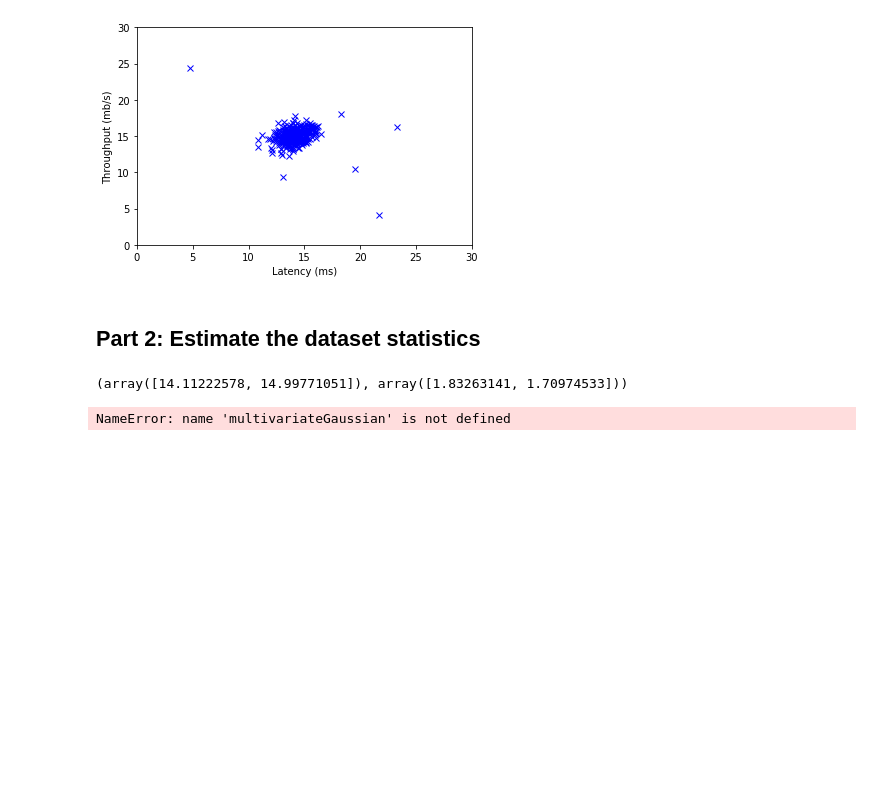
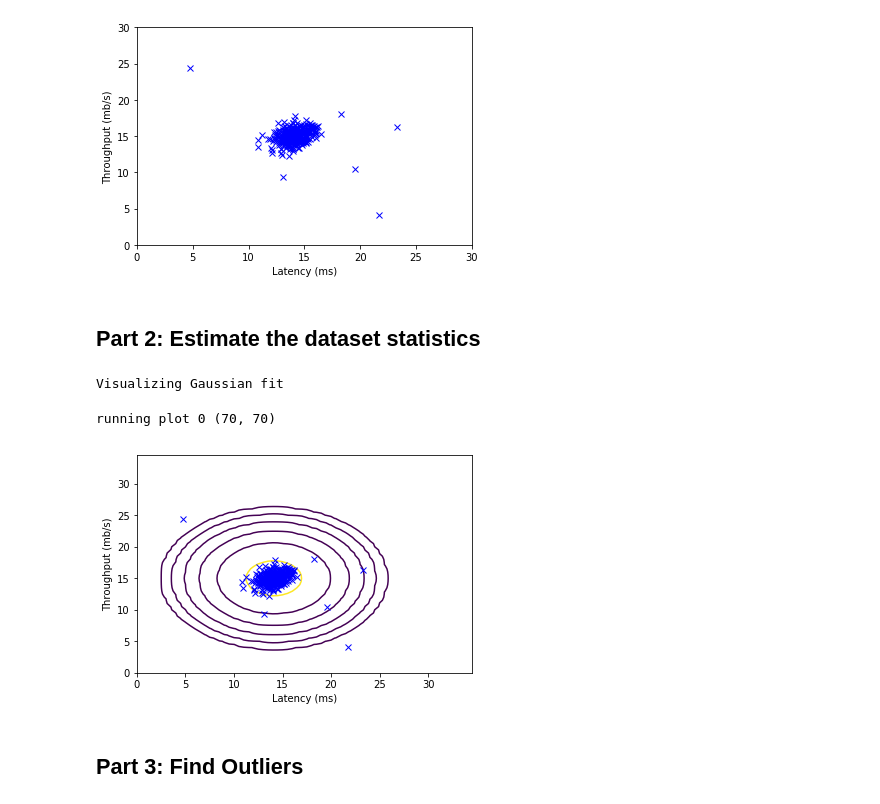
Before and after one commit to aldudalski/MachineLearningJupyter, a Jupyter notebook: 8 Anomaly Detection.ipynb, the cells around one changed output. Drawn from its saved outputs; the diff is of its cells as text; code cells hidden in the pictures; blank space fills up the shorter version.

```diff
--- a/8 Anomaly Detection.ipynb
+++ b/8 Anomaly Detection.ipynb
@@ -51,18 +43,60 @@ sigma2 = np.var(X,1).T
-# %%
-np.mean(X, axis=0), np.var(X, axis=0)
-# %% [output]
-(array([14.11222578, 14.99771051]), array([1.83263141, 1.70974533]))
+# %%
+def multivariateGaussian(X, mu, Sigma2):
+#MULTIVARIATEGAUSSIAN Computes the probability density function of the
+#multivariate gaussian distribution.
+#    p = MULTIVARIATEGAUSSIAN(X, mu, Sigma2) Computes the probability
+#    density function of the examples X under the multivariate gaussian
+#    distribution with parameters mu and Sigma2. If Sigma2 is a matrix, it is
+#    treated as the covariance matrix. If Sigma2 is a vector, it is treated
+#    as the \sigma^2 values of the variances in each dimension (a diagonal
+#    covariance matrix)
+    import math
+    k = len(mu)
+
+    if (Sigma2.ndim == 1):
+        Sigma2 = np.diag(Sigma2)
+
+    XminMu = X - mu#bsxfun(@minus, X, mu(:)');
+    p = (2 * math.pi) ** (- k / 2) * np.linalg.det(Sigma2) ** (-0.5) * np.exp(-0.5 * np.sum(XminMu @ np.linalg.pinv(Sigma2) * XminMu,axis=1) )
+    return p
+# %%
+def visualizeFit(X, mu, sigma2):
+    #VISUALIZEFIT Visualize the dataset and its estimated distribution.
+    #   VISUALIZEFIT(X, p, mu, sigma2) This visualization shows you the
+    #   probability density function of the Gaussian distribution. Each example
+    #   has a location (x1, x2) that depends on its feature values.
+
+    numberline = np.arange(start=0,step=.5,stop=35)
+    X1,X2 = np.meshgrid(numberline, numberline)
+    Z = multivariateGaussian(np.c_[X1.ravel(), X2.ravel()],mu,sigma2)
+    Z = Z.reshape(X1.shape)
+
+    plt.plot(X[:, 0], X[:, 1],'bx')
+    # Do not plot if there are infinities
+    print("running plot",np.sum(np.isinf(Z)), Z.shape)
+    if (np.sum(np.isinf(Z)) == 0):
+        plt.contour(X1, X2, Z, 1/10**np.arange(start=2, step=3, stop=20)[::-1])
 # %%
-# Estimate my and sigma2
+print('Visualizing Gaussian fit')
+
+#  Estimate my and sigma2
 mu, sigma2 = estimateGaussian(X)
 
 #  Returns the density of the multivariate normal at each data point (row)
 #  of X
 p = multivariateGaussian(X, mu, sigma2)
-
-# Visualize the fit
-visualizeFit(X,  mu, sigma2);
-xlabel('Latency (ms)');
-ylabel('Throughput (mb/s)');
 # %% [output]
-NameError: name 'multivariateGaussian' is not defined
+Visualizing Gaussian fit
+# %%
+def vis():
+    #  Visualize the fit
+    visualizeFit(X,  mu, sigma2)
+    plt.xlabel('Latency (ms)')
+    plt.ylabel('Throughput (mb/s)')
+
+vis()
+# %% [output]
+running plot 0 (70, 70)
+[figure, added]
+# %% [markdown]
+## Part 3: Find Outliers
```
Also changed, not shown: parts of 7 cells of this notebook.
